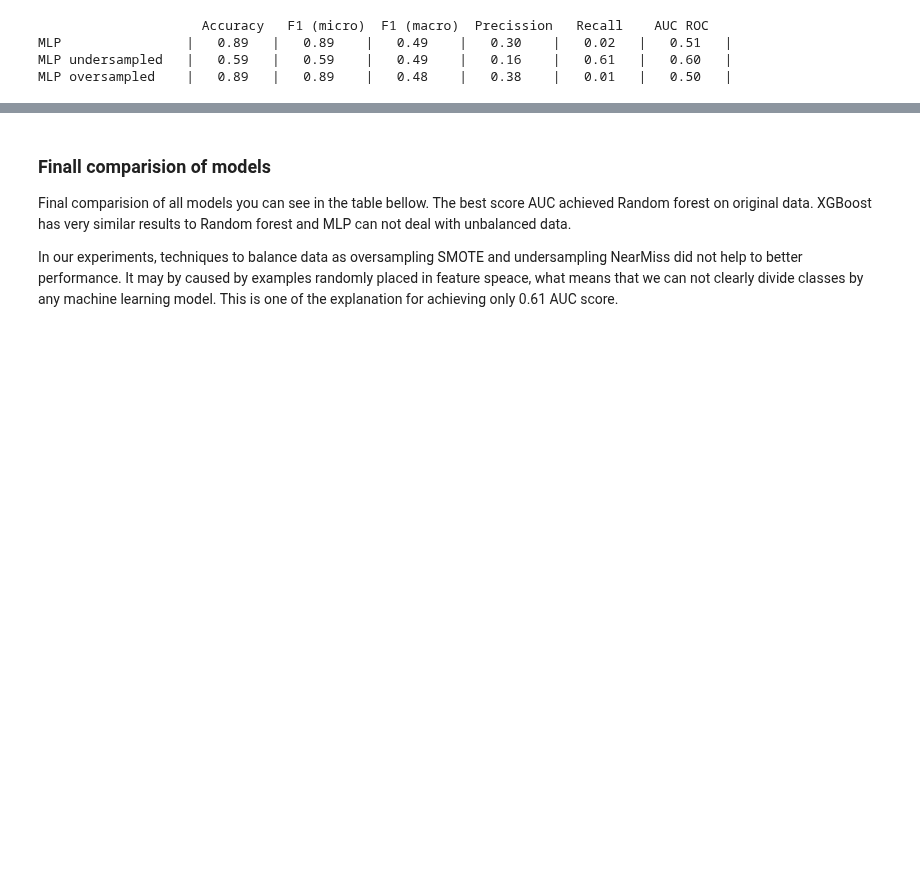
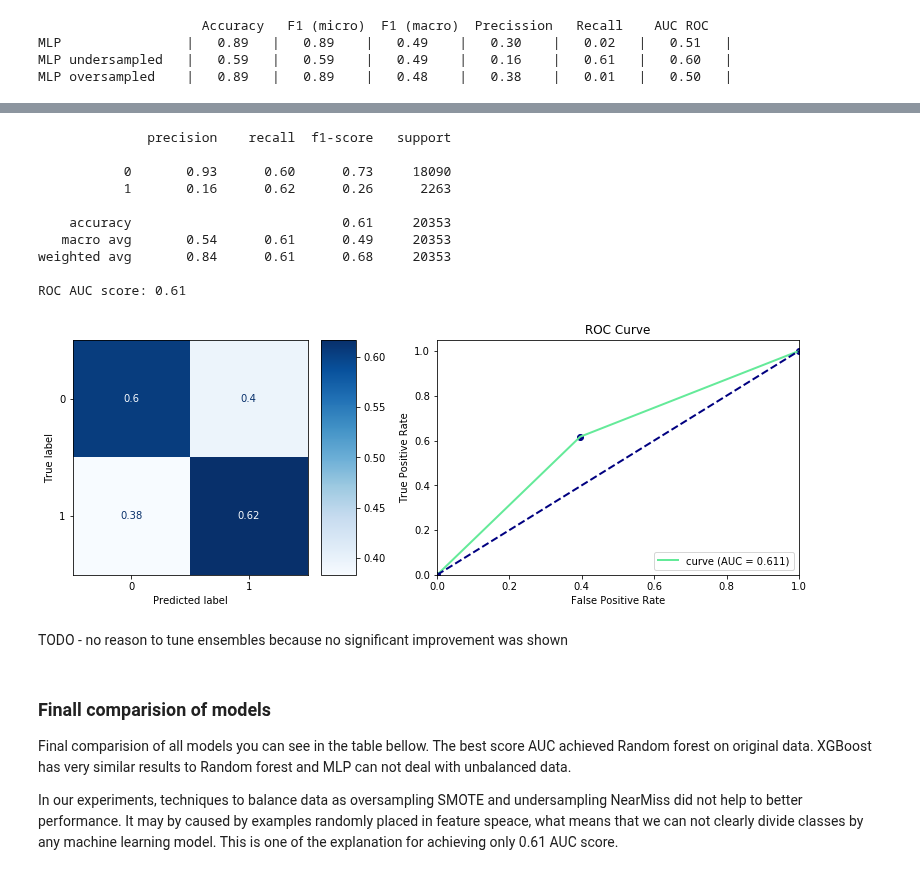
Before and after one commit to pmacinec/diabetes-patients-readmissions-prediction, a Jupyter notebook: notebooks/2_model_selection.ipynb, the cells around one changed output, grey strips where cells are left out. Drawn from its saved outputs; the diff is of its cells as text; code cells hidden in the pictures; blank space fills up the shorter version.

```diff
--- a/notebooks/2_model_selection.ipynb
+++ b/notebooks/2_model_selection.ipynb
@@ -318,3 +383,30 @@ MLP oversampled    |   0.89   |   0.89    |   0.48    |   0.38    |   0.01   |
+# %%
+clf_stacking = StackingClassifier(
+    estimators=[
+        ('rf', RandomForestClassifier(max_depth=10, random_state=42)),
+        ('xgb', xgb.XGBClassifier(random_state=42, learning_rate=0.01, max_depth=6)),
+        ('mlp', MLPClassifier(
+            hidden_layer_sizes=(128, 64), max_iter=20, activation='relu', solver='adam', random_state=42
+        ))
+    ],
+    final_estimator=LogisticRegression()
+)
+clf_stacking.fit(X_train_undersampled, y_train_undersampled)
+evaluate_model(clf_stacking, X_test, y_test)
+# %% [output]
+              precision    recall  f1-score   support
+
+           0       0.93      0.60      0.73     18090
+           1       0.16      0.62      0.26      2263
+
+    accuracy                           0.61     20353
+   macro avg       0.54      0.61      0.49     20353
+weighted avg       0.84      0.61      0.68     20353
+
+ROC AUC score: 0.61
+[figure, added]
+# %% [markdown]
+TODO - no reason to tune ensembles because no significant improvement was shown
 # %% [markdown]
 ### Finall comparision of models
 
```
Also changed, not shown: parts of 19 cells of this notebook.
